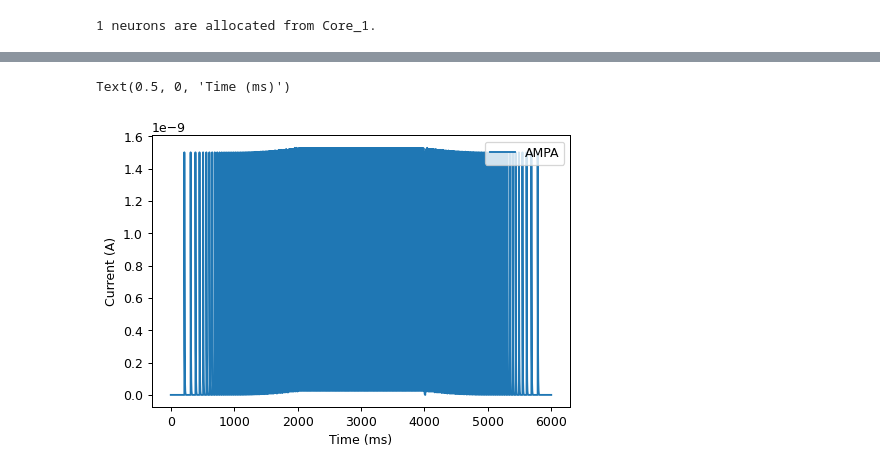
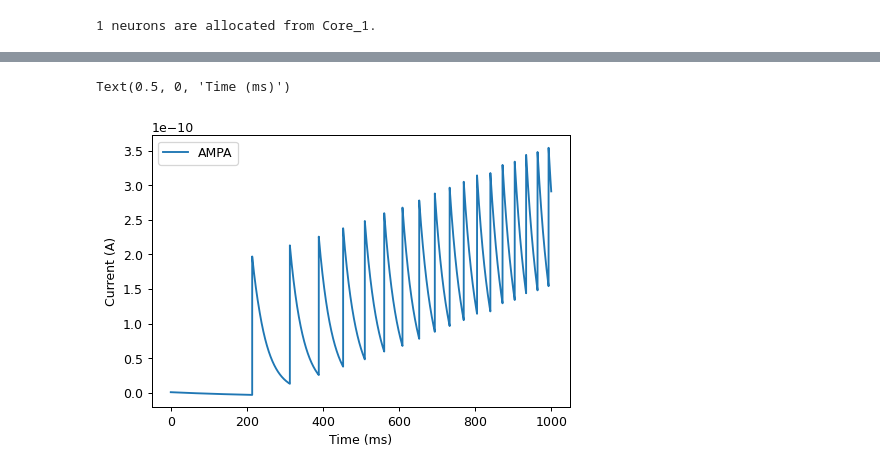
Before and after one commit to YigitDemirag/dynapse-simulator, a Jupyter notebook: examples/part4.ipynb, the cells around one changed output, grey strips where cells are left out. Saved outputs shown, nothing was run; the diff lists cells and outputs as text; code cells hidden in the pictures.

```diff
--- a/examples/part4.ipynb
+++ b/examples/part4.ipynb
@@ -65,14 +65,14 @@ input_spike_generator = SpikeGeneratorGroup(1, indices=neuron_indices, times=spi
 MNg, input_synapse,  inh_synapses, spikemon_MNg,statemon_MNg, statemon_input_synapse  = [],[],[],[],[],[]
 
 DPI_neuron  = chip.get_neurons(1, 'Core_1') # Allocate single DPI neuron from Core 1
-DPI_neuron.soma_refP = 0.5 * ms
-DPI_neuron.Isoma_const = 0.14 * nA
-DPI_neuron.Isoma_dpi_tau = 2.1 * pA
+#DPI_neuron.soma_refP = 0.5 * ms
+#DPI_neuron.Isoma_const = 0.14 * nA
+#DPI_neuron.Isoma_dpi_tau = 2.1 * pA
 
 DPI_AMPA_synapse = chip.add_connection(input_spike_generator, DPI_neuron, synapse_type='AMPA') # Define a fast excitatory synapse
 
 chip.connect(DPI_AMPA_synapse, True)
-DPI_AMPA_synapse.weight = 15
+DPI_AMPA_synapse.weight = 5
 
 
 spikemon_input  = SpikeMonitor(input_spike_generator, name='mon_neuron_input')
@@ -131,12 +131,12 @@ plt.show()
 # %%
 # Plotting
 s = int(1*ms / defaultclock.dt)
 tstart = 0 # ms
-tend   = 6000 # ms
+tend   = 1000 # ms
 plt.plot(mon_neuron_state.t[tstart*s:tend*s]/ms, mon_synapse_ampa.Iampa[0][tstart*s:tend*s], linewidth=1.5)
 plt.legend(['AMPA'])
 plt.ylabel('Current (A)')
 plt.xlabel('Time (ms)')
 # %% [output]
 Text(0.5, 0, 'Time (ms)')
-[figure, old version]
+[figure, new version]
```
Also changed, not shown: parts of 1 cell of this notebook, 2 other files.
